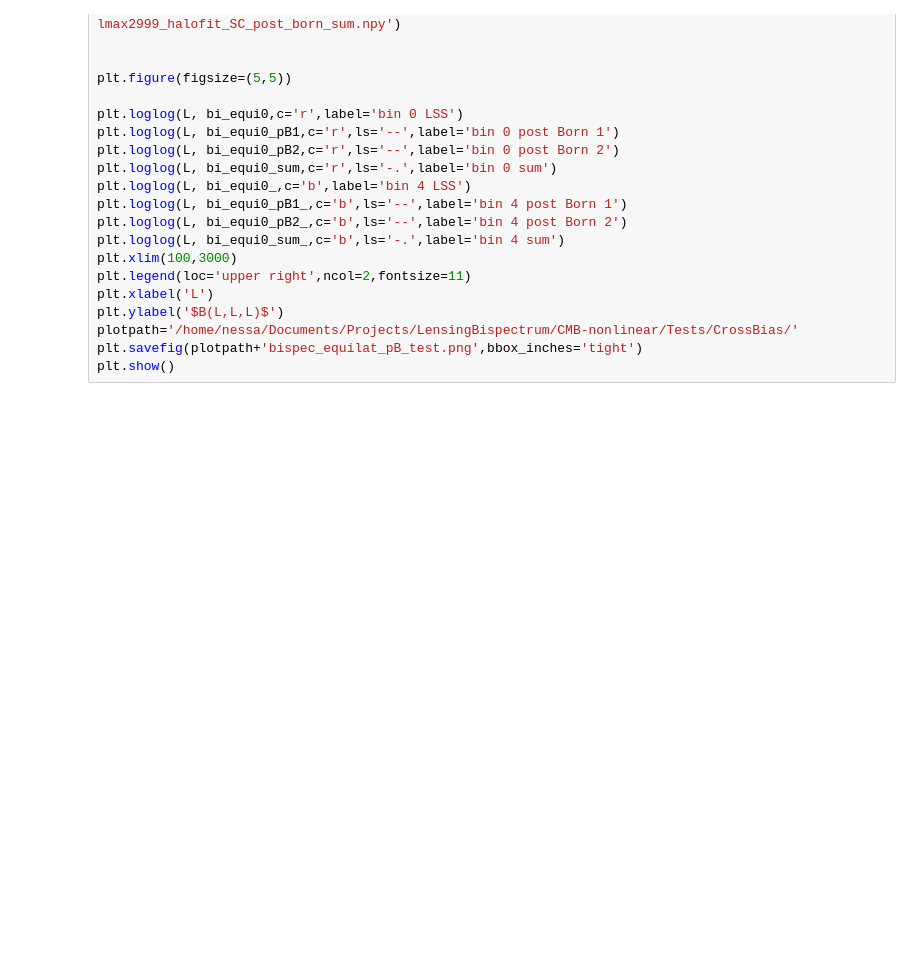
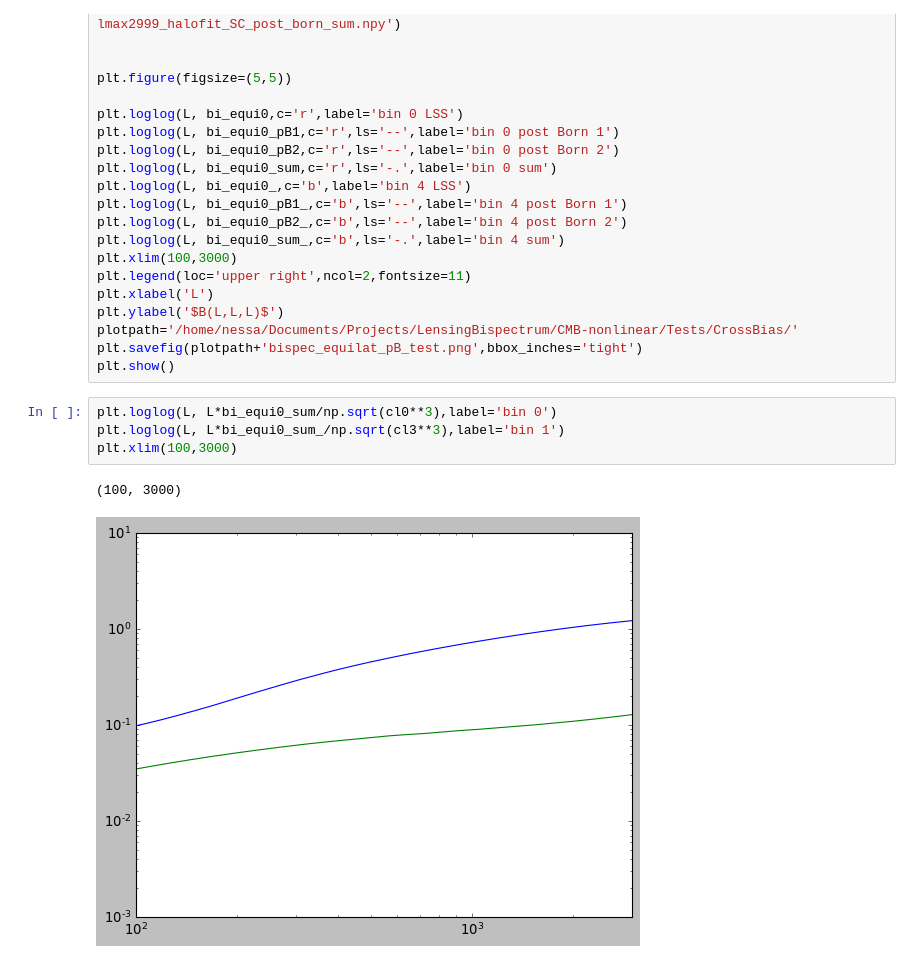
Before and after one commit to VMBoehm/BispectrumBias, a Jupyter notebook: GalaxyCrossBiasTests.ipynb, the cells around one changed output. Cells and saved outputs as stored; diff of their text form; blank space fills up the shorter version.

```diff
--- a/GalaxyCrossBiasTests.ipynb
+++ b/GalaxyCrossBiasTests.ipynb
@@ -54,3 +54,10 @@ plt.ylabel('$B(L,L,L)$')
 plotpath='/home/nessa/Documents/Projects/LensingBispectrum/CMB-nonlinear/Tests/CrossBias/'
 plt.savefig(plotpath+'bispec_equilat_pB_test.png',bbox_inches='tight')
 plt.show()
+# %%
+plt.loglog(L, L*bi_equi0_sum/np.sqrt(cl0**3),label='bin 0')
+plt.loglog(L, L*bi_equi0_sum_/np.sqrt(cl3**3),label='bin 1')
+plt.xlim(100,3000)
+# %% [output]
+(100, 3000)
+[figure, added]
```
Also changed, not shown: parts of 1 cell of this notebook, 4 other files.
